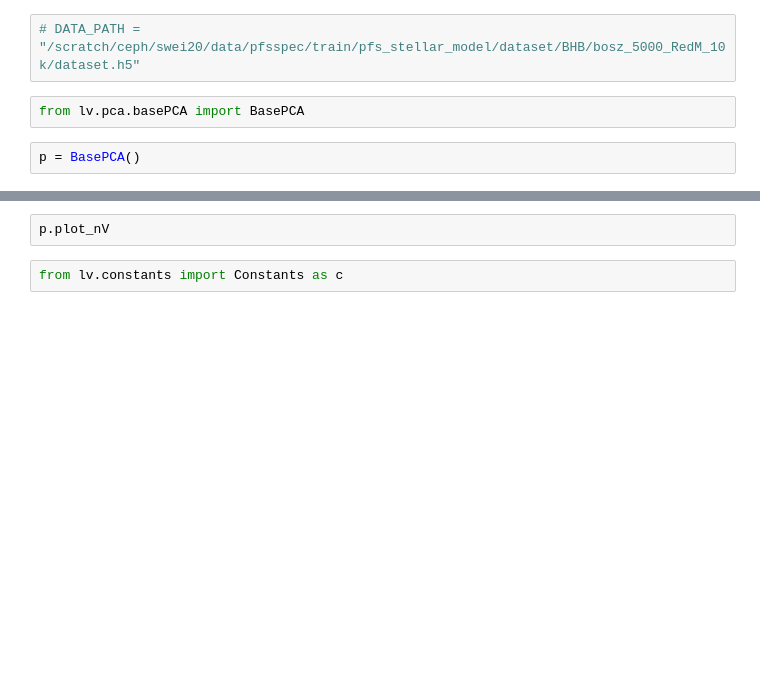
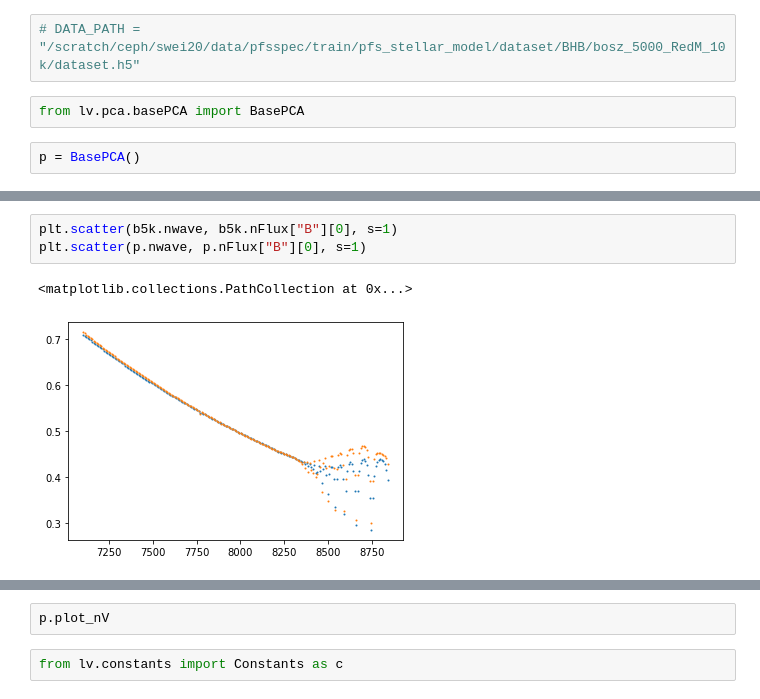
Before and after one commit to ViskaWei/LV, a Jupyter notebook: nb/RML_PCA.ipynb, the cells around one changed output, grey strips where cells are left out. Cells and saved outputs as stored; diff of their text form; blank space fills up the shorter version.

```diff
--- a/nb/RML_PCA.ipynb
+++ b/nb/RML_PCA.ipynb
@@ -35,0 +40,6 @@ v = p.run_R(W,R, N=N, top=100, transform=1, save=0)
+# %%
+plt.scatter(b5k.nwave, b5k.nFlux["B"][0], s=1)
+plt.scatter(p.nwave, p.nFlux["B"][0], s=1)
+# %% [output]
+<matplotlib.collections.PathCollection at 0x...>
+[figure, added]
```
Also changed, not shown: parts of 6 cells of this notebook, 7 other files.
